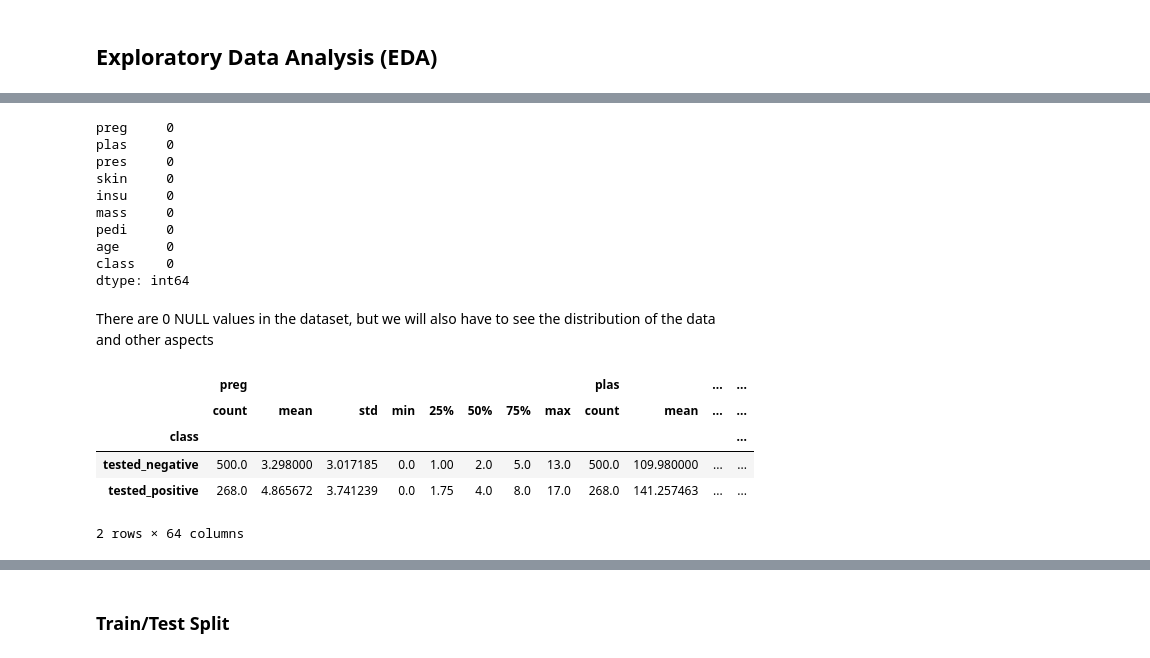
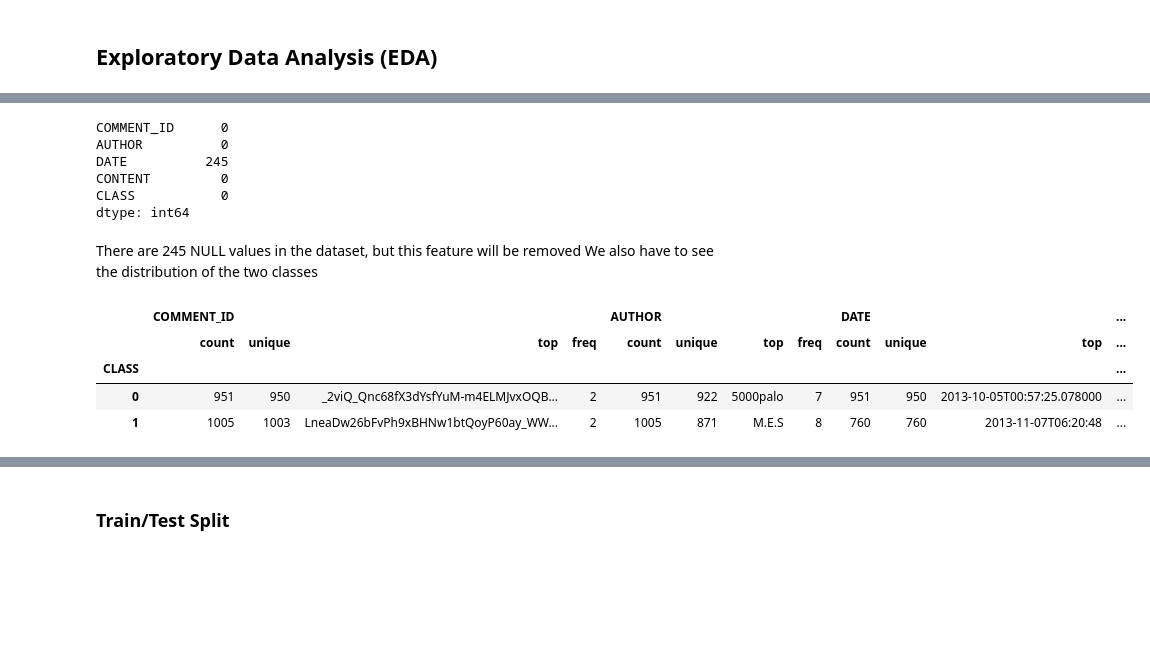
Before and after one commit to DarianFlorianVoda/FH-Karnten-Sem2, a Jupyter notebook: voda_NLP.ipynb, the cells around one changed output, grey strips where cells are left out. Saved outputs shown, nothing was run; the diff lists cells and outputs as text; code cells hidden in the pictures; blank space fills up the shorter version.

```diff
--- a/voda_NLP.ipynb
+++ b/voda_NLP.ipynb
@@ -9,7 +20,7 @@ import seaborn as sns
 # %% [markdown]
 ## Import dataset
 # %%
-df = pd.read_csv(r"C:\Users\daria\PycharmProjects\FH-Karnten-Sem2\diabetes.csv")
+df = pd.concat(map(pd.read_csv, [r'C:\Users\daria\PycharmProjects\FH-Karnten-Sem2\Youtube01-Psy.csv', r'C:\Users\daria\PycharmProjects\FH-Karnten-Sem2\Youtube02-KatyPerry.csv', r'C:\Users\daria\PycharmProjects\FH-Karnten-Sem2\Youtube03-LMFAO.csv', r'C:\Users\daria\PycharmProjects\FH-Karnten-Sem2\Youtube04-Eminem.csv', r'C:\Users\daria\PycharmProjects\FH-Karnten-Sem2\Youtube05-Shakira.csv']))
 print(f'data shape: {df.shape}')
 df.head(5)
 # %% [output]
@@ -56,26 +65,22 @@ memory usage: 54.1+ KB
 # %%
 df.isnull().sum()
 # %% [output]
-preg     0
-plas     0
-pres     0
-skin     0
-insu     0
-mass     0
-pedi     0
-age      0
-class    0
+COMMENT_ID      0
+AUTHOR          0
+DATE          245
+CONTENT         0
+CLASS           0
 dtype: int64
 # %% [markdown]
-There are 0 NULL values in the dataset, but we will also have to see the distribution of the data and other aspects
+There are 245 NULL values in the dataset, but this feature will be removed
+We also have to see the distribution of the two classes
 # %%
 # Describe each feature grouped by class
-df.groupby(['class']).describe()
+df.groupby(['CLASS']).describe()
 # %% [output]
-|  | preg |  |  |  |  |  |  |  | plas |  | ... | ... |
-|  | count | mean | std | min | 25% | 50% | 75% | max | count | mean | ... | ... |
-| class |  |  |  |  |  |  |  |  |  |  |  | ... |
-| tested_negative | 500.0 | 3.298000 | 3.017185 | 0.0 | 1.00 | 2.0 | 5.0 | 13.0 | 500.0 | 109.980000 | ... | ... |
-| tested_positive | 268.0 | 4.865672 | 3.741239 | 0.0 | 1.75 | 4.0 | 8.0 | 17.0 | 268.0 | 141.257463 | ... | ... |
+|  | COMMENT_ID |  |  |  | AUTHOR |  |  |  | DATE |  |  | ... |
+|  | count | unique | top | freq | count | unique | top | freq | count | unique | top | ... |
+| CLASS |  |  |  |  |  |  |  |  |  |  |  | ... |
+| 0 | 951 | 950 | _2viQ_Qnc68fX3dYsfYuM-m4ELMJvxOQB... | 2 | 951 | 922 | 5000palo | 7 | 951 | 950 | 2013-10-05T00:57:25.078000 | ... |
+| 1 | 1005 | 1003 | LneaDw26bFvPh9xBHNw1btQoyP60ay_WW... | 2 | 1005 | 871 | M.E.S | 8 | 760 | 760 | 2013-11-07T06:20:48 | ... |
-2 rows × 64 columns
 # %%
```
Also changed, not shown: parts of 94 cells of this notebook.
